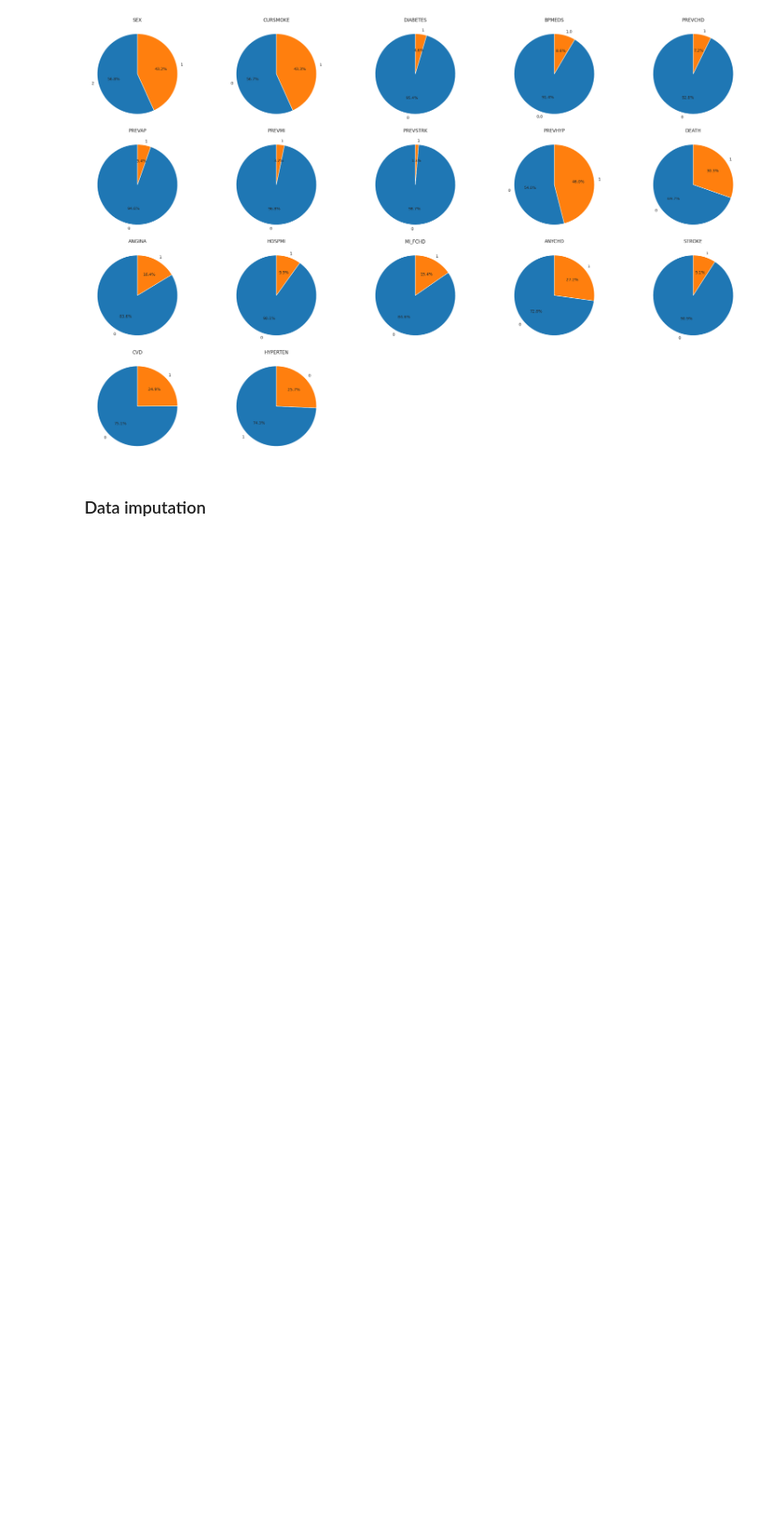
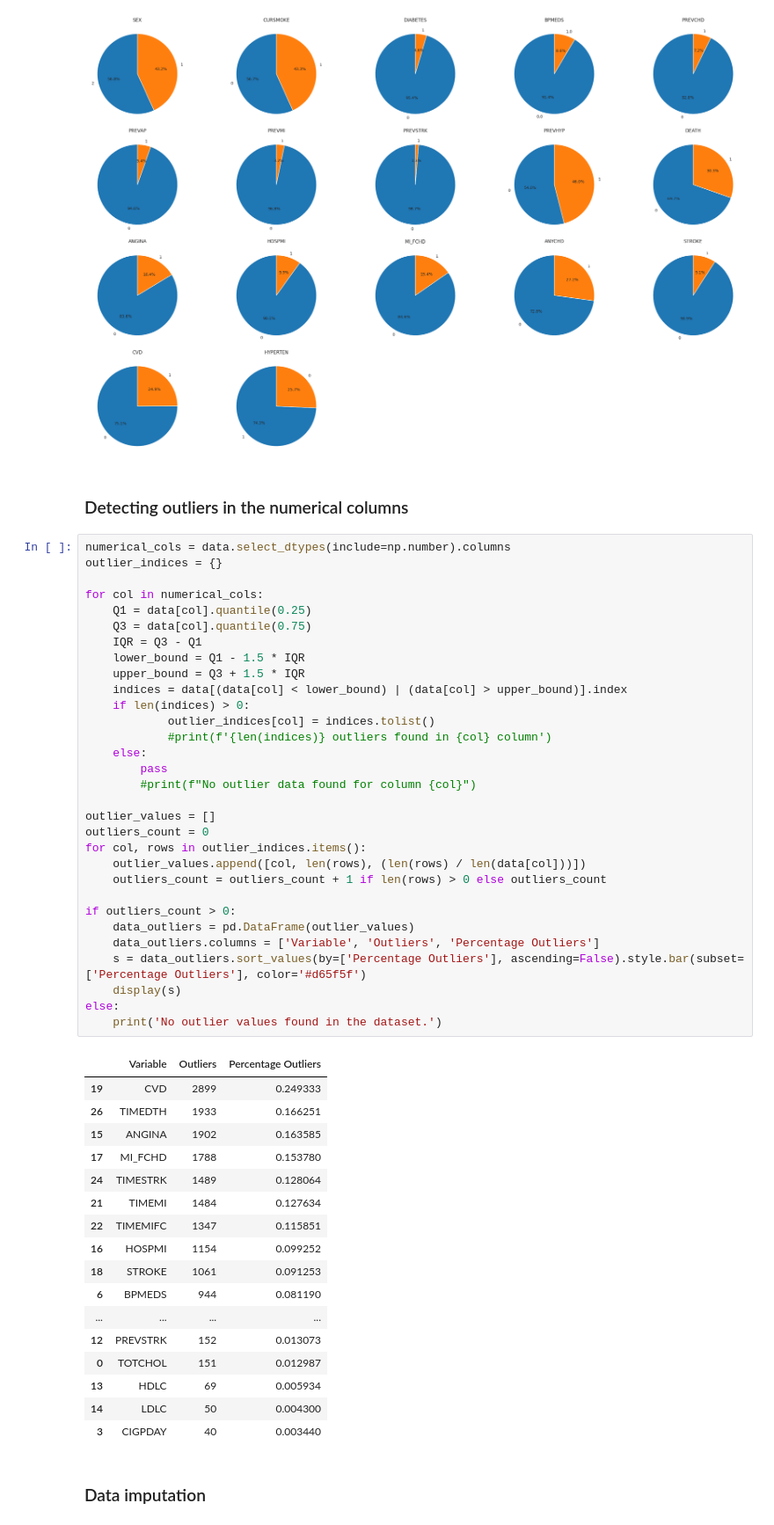
Before and after one commit to Peiprjs/MAI3002-Framingham_Heart_Study, a Jupyter notebook: Code.ipynb, the cells around one changed output. Shown at 88% size. Cells and saved outputs as stored; diff of their text form; blank space fills up the shorter version.

Commit message:
Changed outlier detection to be done before data imputation.

```diff
--- a/Code.ipynb
+++ b/Code.ipynb
@@ -133,6 +133,57 @@ plt.tight_layout()
 plt.show()
 # %% [output]
 [figure]
+# %% [markdown]
+### Detecting outliers in the numerical columns
+# %%
+numerical_cols = data.select_dtypes(include=np.number).columns
+outlier_indices = {}
+
+for col in numerical_cols:
+    Q1 = data[col].quantile(0.25)
+    Q3 = data[col].quantile(0.75)
+    IQR = Q3 - Q1
+    lower_bound = Q1 - 1.5 * IQR
+    upper_bound = Q3 + 1.5 * IQR
+    indices = data[(data[col] < lower_bound) | (data[col] > upper_bound)].index
+    if len(indices) > 0:
+            outlier_indices[col] = indices.tolist()
+            #print(f'{len(indices)} outliers found in {col} column')
+    else:
+        pass
+        #print(f"No outlier data found for column {col}")
+
+outlier_values = []
+outliers_count = 0
+for col, rows in outlier_indices.items():
+    outlier_values.append([col, len(rows), (len(rows) / len(data[col]))])
+    outliers_count = outliers_count + 1 if len(rows) > 0 else outliers_count
+
+if outliers_count > 0:
+    data_outliers = pd.DataFrame(outlier_values)
+    data_outliers.columns = ['Variable', 'Outliers', 'Percentage Outliers']
+    s = data_outliers.sort_values(by=['Percentage Outliers'], ascending=False).style.bar(subset=['Percentage Outliers'], color='#d65f5f')
+    display(s)
+else:
+    print('No outlier values found in the dataset.')
+# %% [output]
+|  | Variable | Outliers | Percentage Outliers |
+| 19 | CVD | 2899 | 0.249333 |
+| 26 | TIMEDTH | 1933 | 0.166251 |
+| 15 | ANGINA | 1902 | 0.163585 |
+| 17 | MI_FCHD | 1788 | 0.153780 |
+| 24 | TIMESTRK | 1489 | 0.128064 |
+| 21 | TIMEMI | 1484 | 0.127634 |
+| 22 | TIMEMIFC | 1347 | 0.115851 |
+| 16 | HOSPMI | 1154 | 0.099252 |
+| 18 | STROKE | 1061 | 0.091253 |
+| 6 | BPMEDS | 944 | 0.081190 |
+| ... | ... | ... | ... |
+| 12 | PREVSTRK | 152 | 0.013073 |
+| 0 | TOTCHOL | 151 | 0.012987 |
+| 13 | HDLC | 69 | 0.005934 |
+| 14 | LDLC | 50 | 0.004300 |
+| 3 | CIGPDAY | 40 | 0.003440 |
 # %% [markdown]
 ### Data imputation
 # %%
```
Also changed, not shown: parts of 4 cells of this notebook.
